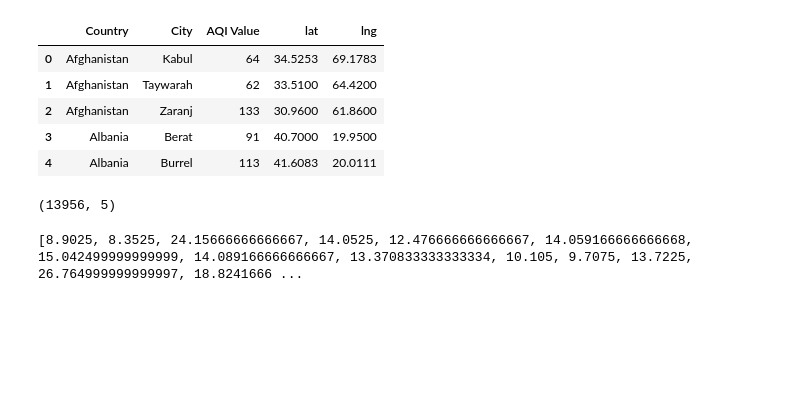
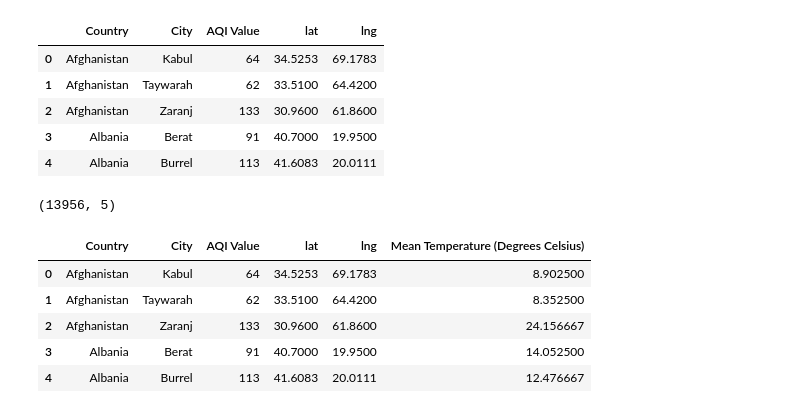
Before and after one commit to EirfatChoudhury/AQIVsTempContinued, a Jupyter notebook: data-analysis/AQIvsTemp.ipynb, the cells around one changed output. Saved outputs shown, nothing was run; the diff lists cells and outputs as text; code cells hidden in the pictures; blank space fills up the shorter version.

Commit message:
Joined mean temperatures to their corresponding cities and saved file to a csv file in the datasheets folder so that program time does not need to iterate over chunked datasets everytime it is run.

```diff
--- a/data-analysis/AQIvsTemp.ipynb
+++ b/data-analysis/AQIvsTemp.ipynb
@@ -241,7 +241,14 @@ for index, row in chunked_coordinates[4].iterrows():
     long = row["lng"]
     mean = retrieveDailyMeanTemp(lat, long, "2023-01-01", "2023-04-30")["Mean Temperature (Degrees Celsius)"].mean()
     mean_Temperatures.append(mean)
-# %%
-print(mean_Temperatures)
-# %% [output]
-[8.9025, 8.3525, 24.15666666666667, 14.0525, 12.476666666666667, 14.059166666666668, 15.042499999999999, 14.089166666666667, 13.370833333333334, 10.105, 9.7075, 13.7225, 26.764999999999997, 18.8241666 ...
+# %%
+AQI_CITY_TEMP_COORDINATES = AQI_Value_City_And_Coordinates
+AQI_CITY_TEMP_COORDINATES["Mean Temperature (Degrees Celsius)"] = mean_Temperatures
+AQI_CITY_TEMP_COORDINATES.head()
+# %% [output]
+|  | Country | City | AQI Value | lat | lng | Mean Temperature (Degrees Celsius) |
+| 0 | Afghanistan | Kabul | 64 | 34.5253 | 69.1783 | 8.902500 |
+| 1 | Afghanistan | Taywarah | 62 | 33.5100 | 64.4200 | 8.352500 |
+| 2 | Afghanistan | Zaranj | 133 | 30.9600 | 61.8600 | 24.156667 |
+| 3 | Albania | Berat | 91 | 40.7000 | 19.9500 | 14.052500 |
+| 4 | Albania | Burrel | 113 | 41.6083 | 20.0111 | 12.476667 |
```
Also changed, not shown: parts of 1 cell of this notebook.
